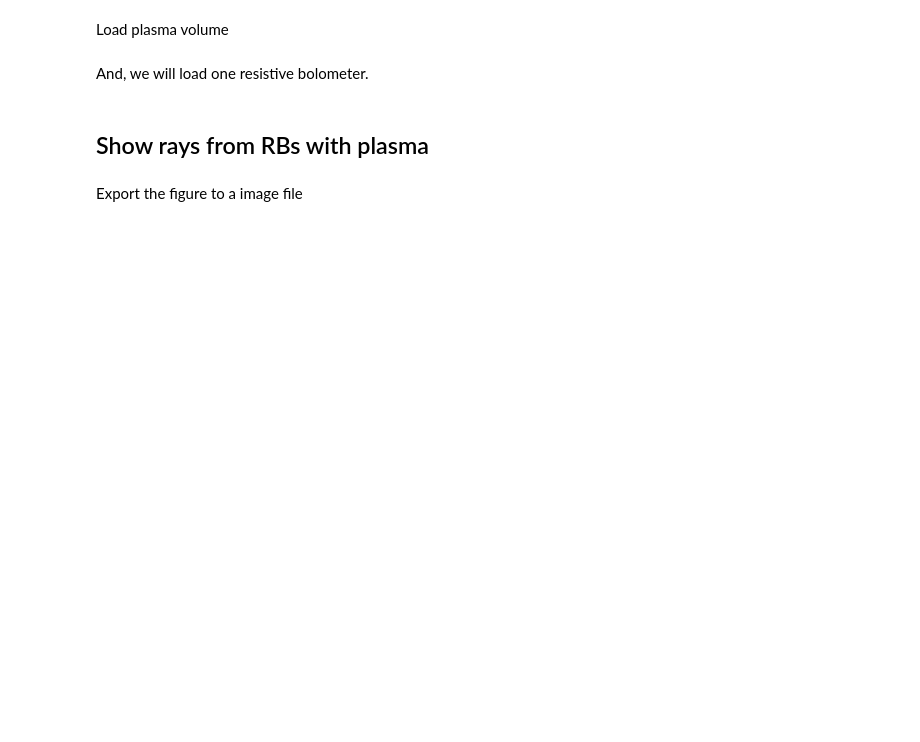
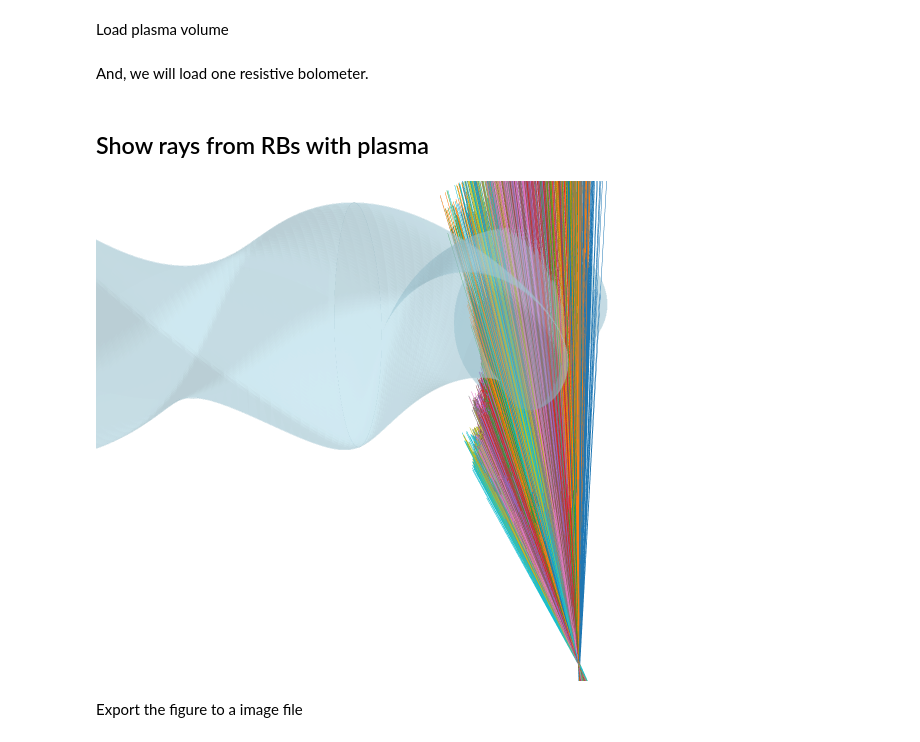
Before and after one commit to munechika-koyo/cherab_lhd, a Jupyter notebook: docs/notebooks/observer/bolo_rb_rays.ipynb, the cells around one changed output. Drawn from its saved outputs; the diff is of its cells as text; code cells hidden in the pictures; blank space fills up the shorter version.

```diff
--- a/docs/notebooks/observer/bolo_rb_rays.ipynb
+++ b/docs/notebooks/observer/bolo_rb_rays.ipynb
@@ -25,7 +31,7 @@ world = World()
 # %% [markdown]
 Load plasma volume
 # %%
-plasma = Mesh.from_file(fetch_file("machine/plasma_quarter.rsm"), parent=world, name="plasma")
+plasma = Mesh.from_file(fetch_file("machine/plasma_quarter.rsm"), name="plasma")
 # %% [markdown]
 And, we will load one resistive bolometer.
 # %%
@@ -54,8 +60,30 @@ color_cycle = cycle(
 )
 for foil, color in zip(rb.foil_detectors, color_cycle, strict=False):
     for ray in foil._generate_rays(Ray(), 100):
-        x0, y0, z0 = ray[0].origin.transform(foil.to_root())
-        x1, y1, z1 = ray[0].point_on(5).transform(foil.to_root())
+        origin = ray[0].origin.transform(foil.to_root())
+        origin_0 = origin.copy()
+        direction = ray[0].direction.transform(foil.to_root())
+
+        while True:
+            # Find intersection
+            intersection = world.hit(Ray(origin, direction))
+
+            if intersection is not None:
+                if "slit" in intersection.primitive.name:
+                    hit_point = intersection.hit_point.transform(intersection.primitive_to_world)
+                    ray_displacement = foil.x_width / 100
+                    origin = hit_point + direction * ray_displacement
+                    continue
+                else:
+                    hit_point = intersection.hit_point.transform(intersection.primitive_to_world)
+                    break
+
+            else:
+                hit_point = ray[0].point_on(6).transform(foil.to_root())
+                break
+
+        x0, y0, z0 = origin_0
+        x1, y1, z1 = hit_point
         fig.add_trace(
             go.Scatter3d(
                 x=[x0, x1],
@@ -80,35 +108,38 @@ plasma_mesh = go.Mesh3d(
     j=index_j,
     k=index_k,
     flatshading=False,
     color="#ADD8E6",  # Light blue color
     opacity=0.2,
     name="Plasma",
     showscale=False,
     hoverinfo="skip",
     showlegend=True,
 )
 fig.add_trace(plasma_mesh)
 
 # Update visibility
 fig.update_scenes(
     xaxis_visible=False,
     yaxis_visible=False,
     zaxis_visible=False,
 )
 camera = dict(
     up=dict(x=0, y=0, z=1),
-    center=dict(x=0, y=0, z=0.05),
-    eye=dict(x=-1.1, y=-0.2, z=0.4),
+    center=dict(x=0, y=0, z=-0.125),
+    eye=dict(x=-1.0, y=-0.15, z=0.1),
 )
 fig.update_layout(
     width=600,
     height=500,
     scene_camera=camera,
     showlegend=False,
     scene_aspectmode="data",
     margin=dict(r=0, l=0, b=0, t=0),
     legend=dict(yanchor="top", y=0.99, xanchor="left", x=0.01),
 )
+fig.show(renderer="png")
+# %% [output]
+[figure, added]
 # %% [markdown]
 Export the figure to a image file
 # %%
```
Also changed, not shown: parts of 3 cells of this notebook, 3 other files.
